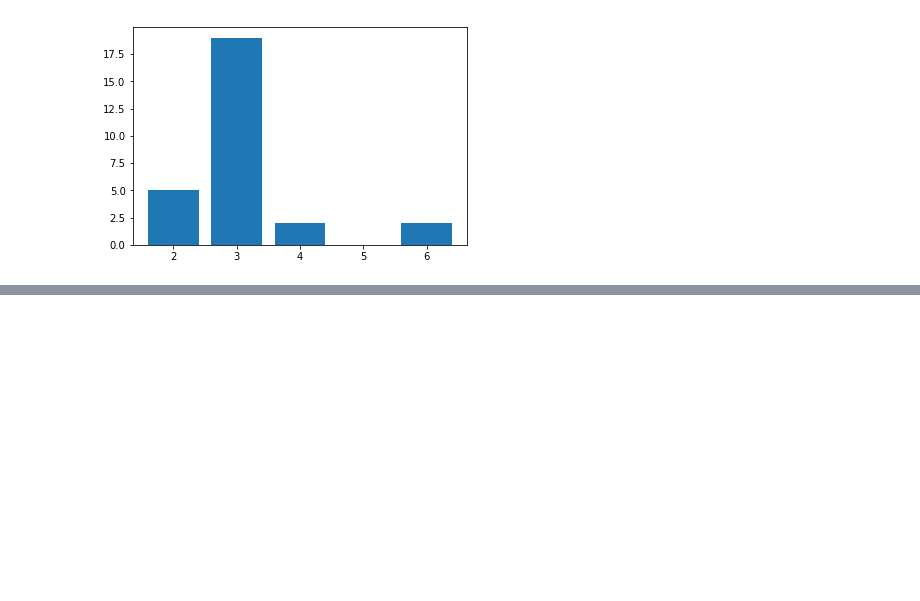
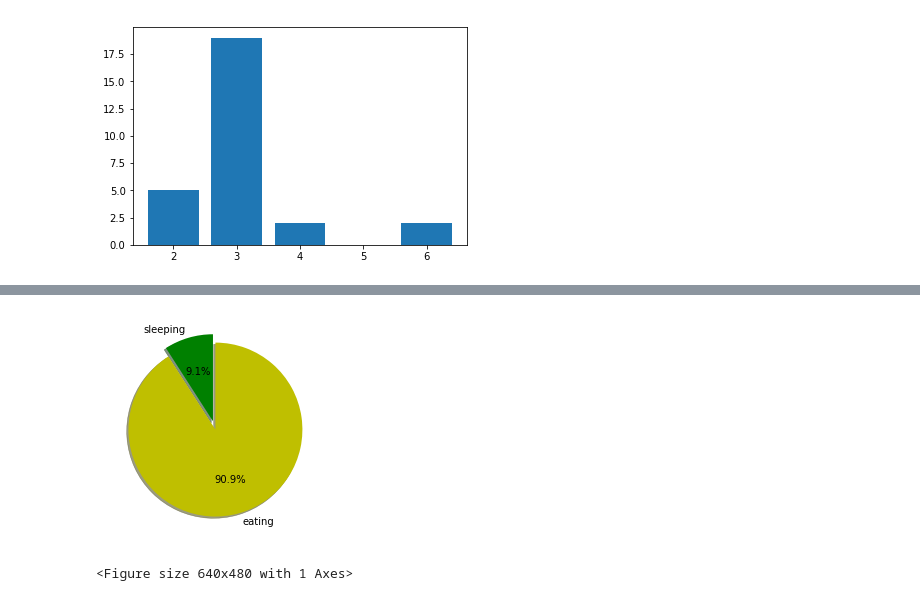
Before and after one commit to ssp4all/machine-learning-and-data-science, a Jupyter notebook: matplotlib.ipynb, the cells around one changed output, grey strips where cells are left out. Cells and saved outputs as stored; diff of their text form; code cells hidden in the pictures; blank space fills up the shorter version.

```diff
--- a/matplotlib.ipynb
+++ b/matplotlib.ipynb
@@ -36,0 +52,49 @@ plt.show()
+# %%
+import matplotlib
+slices= [1,10]
+# show plots inline
+%matplotlib inline
+# use ggplot style
+matplotlib.style.use('ggplot')
+
+
+eating = [23,4,6]
+sleeping = [10,2,33]
+activities = ['sleeping', 'eating']
+cols = ['g','y']
+plt.pie(slices,
+        labels=activities,
+        colors=cols,
+        shadow=True,
+        startangle=90,
+        explode=(0.1, 0),
+        autopct='%1.1f%%'
+       )
+plt.show()
+# %% [output]
+[figure, added]
+# %%
+import matplotlib.pyplot as plt
+import numpy
+import matplotlib
+# use ggplot style
+matplotlib.style.use('ggplot')
+
+labels = 'Frogs', 'Hogs', 'Dogs'
+sizes = numpy.array([5860, 677, 3200])
+colors = ['yellowgreen', 'gold', 'lightskyblue']
+
+def absolute_value(val):
+    a  = numpy.round(val/100*sizes.sum(), 0)
+    return a
+
+plt.pie(sizes,
+        labels=labels,
+        colors=colors,
+        autopct=absolute_value,
+        shadow=True)
+
+plt.axis('equal')
+plt.show()
+# %% [output]
+<Figure size 640x480 with 1 Axes>
```
Also changed, not shown: parts of 13 cells of this notebook.
